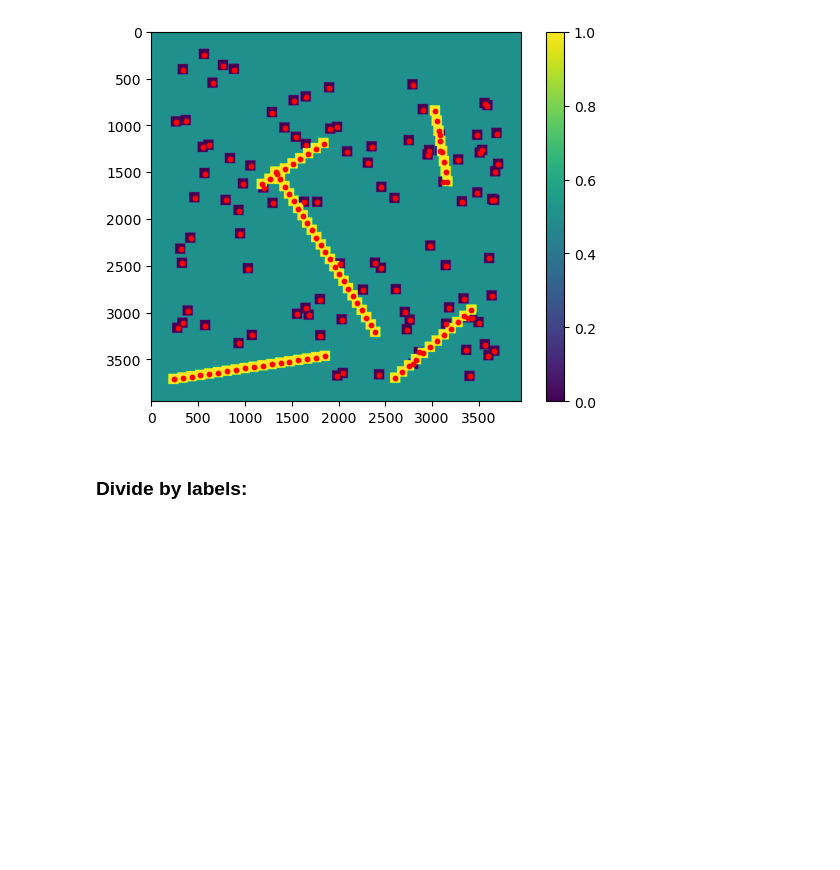
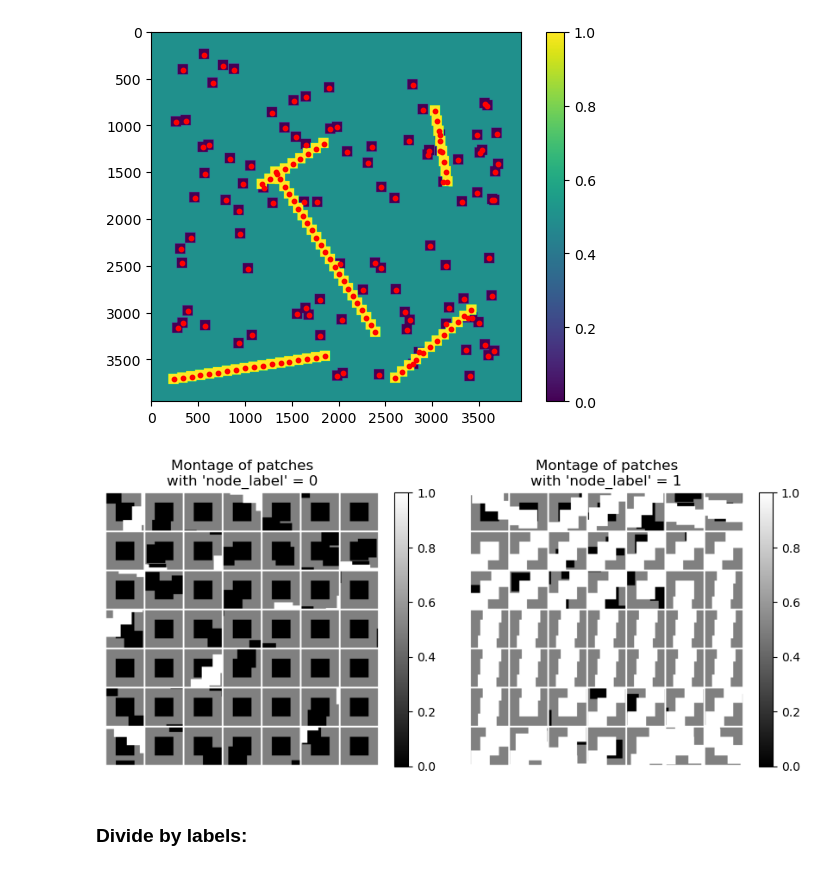
Before and after one commit to alan-turing-institute/grace, a Jupyter notebook: notebooks/optimise_graph_fake.ipynb, the cells around one changed output. Cells and saved outputs as stored; diff of their text form; code cells hidden in the pictures; blank space fills up the shorter version.

```diff
--- a/notebooks/optimise_graph_fake.ipynb
+++ b/notebooks/optimise_graph_fake.ipynb
@@ -112,6 +110,10 @@ plt.scatter(coords_x, coords_y, color='red', s=10)
 plt.show()
 # %% [output]
 [figure]
+# %%
+montage_from_image(G=graph, image=image, crop_shape=(224, 224))
+# %% [output]
+[figure, added]
 # %% [markdown]
 ### Divide by labels:
 # %%
```
Also changed, not shown: parts of 14 cells of this notebook, 12 other files.
